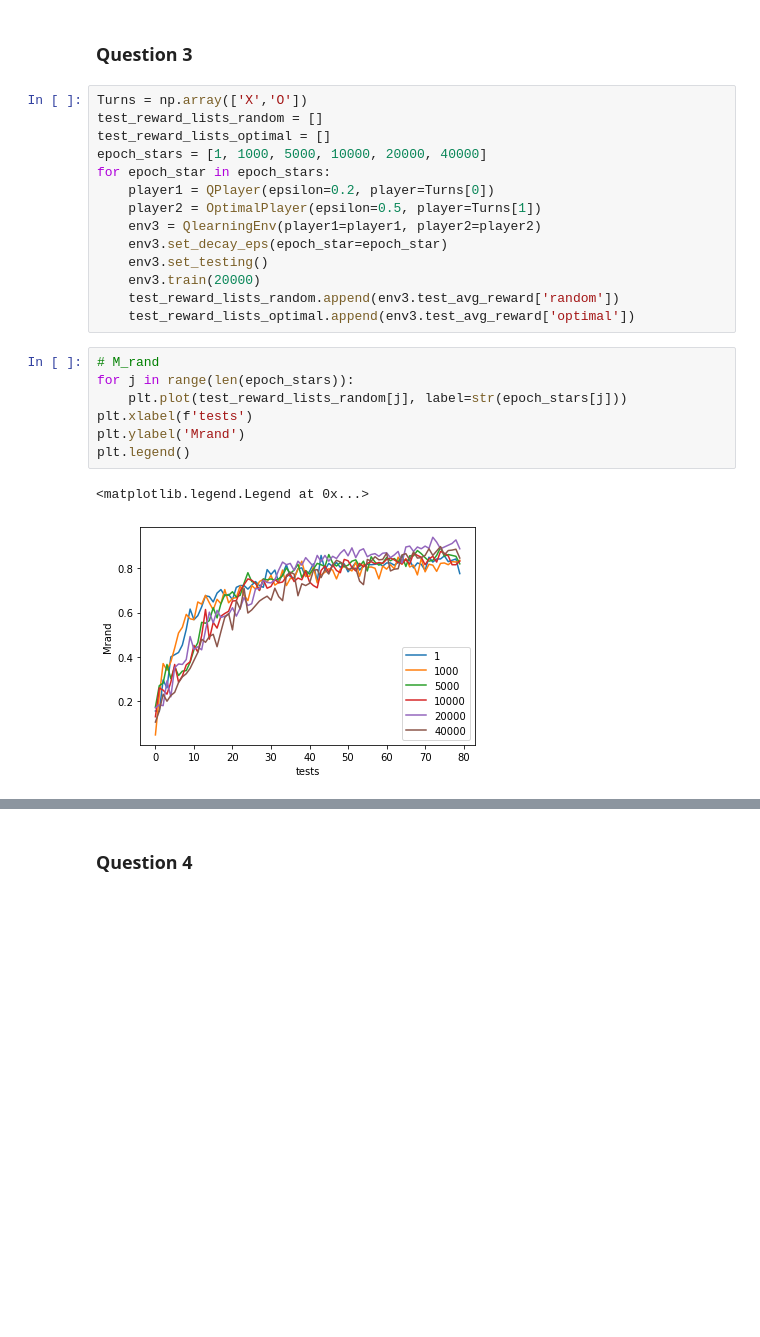
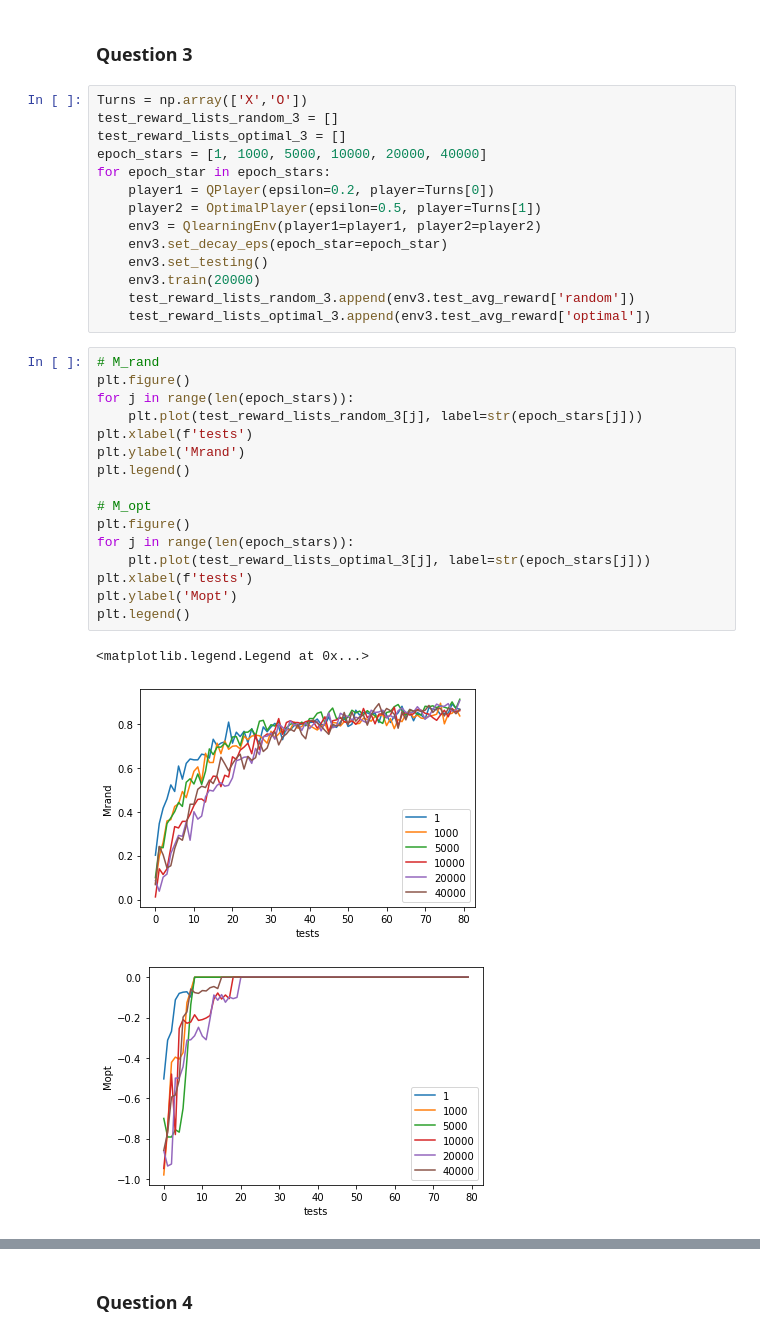
Before and after one commit to yhangchen/Tic-Tac-Toe, a Jupyter notebook: solution.ipynb, the cells around one changed output, grey strips where cells are left out. Cells and saved outputs as stored; diff of their text form; blank space fills up the shorter version.

```diff
--- a/solution.ipynb
+++ b/solution.ipynb
@@ -54,8 +54,8 @@ plt.legend()
 ### Question 3
 # %%
 Turns = np.array(['X','O'])
-test_reward_lists_random = []
-test_reward_lists_optimal = []
+test_reward_lists_random_3 = []
+test_reward_lists_optimal_3 = []
 epoch_stars = [1, 1000, 5000, 10000, 20000, 40000]
 for epoch_star in epoch_stars:
     player1 = QPlayer(epsilon=0.2, player=Turns[0])
@@ -64,15 +64,25 @@ for epoch_star in epoch_stars:
     env3.set_decay_eps(epoch_star=epoch_star)
     env3.set_testing()
     env3.train(20000)
-    test_reward_lists_random.append(env3.test_avg_reward['random'])
-    test_reward_lists_optimal.append(env3.test_avg_reward['optimal'])
+    test_reward_lists_random_3.append(env3.test_avg_reward['random'])
+    test_reward_lists_optimal_3.append(env3.test_avg_reward['optimal'])
 # %%
 # M_rand
+plt.figure()
 for j in range(len(epoch_stars)):
-    plt.plot(test_reward_lists_random[j], label=str(epoch_stars[j]))
+    plt.plot(test_reward_lists_random_3[j], label=str(epoch_stars[j]))
 plt.xlabel(f'tests')
 plt.ylabel('Mrand')
 plt.legend()
+
+# M_opt
+plt.figure()
+for j in range(len(epoch_stars)):
+    plt.plot(test_reward_lists_optimal_3[j], label=str(epoch_stars[j]))
+plt.xlabel(f'tests')
+plt.ylabel('Mopt')
+plt.legend()
 # %% [output]
 <matplotlib.legend.Legend at 0x...>
-[figure, old version]
+[figure, new version]
+[figure, added]
```
Also changed, not shown: parts of 17 cells of this notebook, 1 other file.
